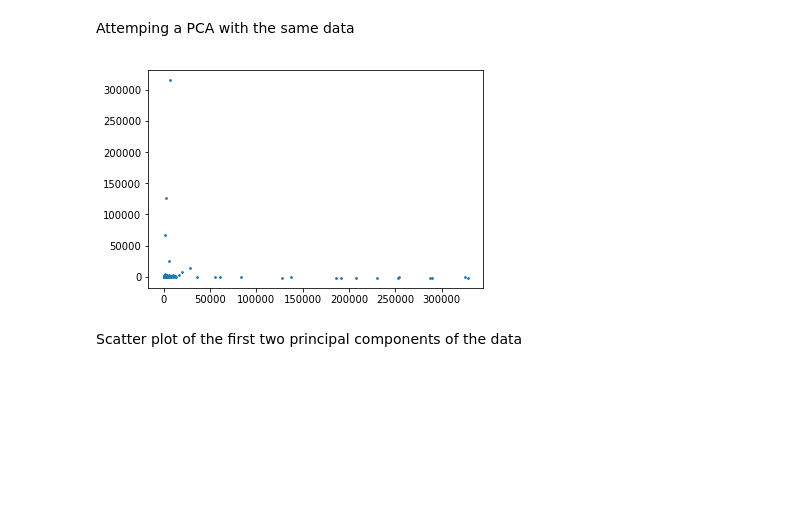
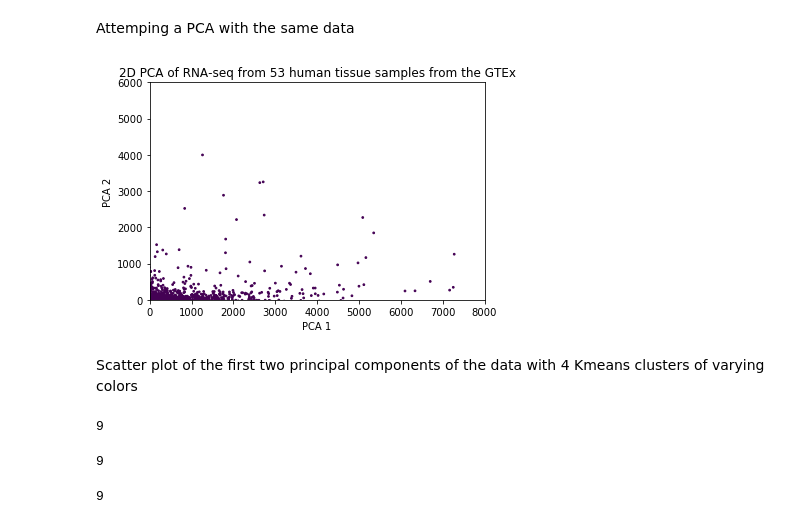
Before and after one commit to HFinegold/Genomics-Institute-Ind-Study-Wtr-18, a Jupyter notebook: indstudy.ipynb, the cells around one changed output. Saved outputs shown, nothing was run; the diff lists cells and outputs as text; code cells hidden in the pictures; blank space fills up the shorter version.

```diff
--- a/indstudy.ipynb
+++ b/indstudy.ipynb
@@ -81,8 +106,10 @@ np.max ([float(x) for x in data[0][2:] if x])
 Attemping a PCA with the same data
 # %%
 from sklearn.decomposition import PCA
+from sklearn.cluster import KMeans
 
 X = []
+
 for line in data[:,2:]:
     row = []
     for x in line:
@@ -91,14 +118,30 @@ for line in data[:,2:]:
         else:
             row.append(0.0)
     X.append(row)
+
 X = np.array(X)
+kmeans = KMeans(n_clusters=4, random_state=0).fit(X)
+L = kmeans.labels_
+centroids = kmeans.cluster_centers_
 
 pca = PCA(n_components=2)
 X_r = pca.fit(X).transform(X)
-# %%
-plt.scatter(X_r[:,0], X_r[:,1], 3)
-plt.show()
-# %% [output]
-[figure, removed]
+# %%
+fig.tight_layout()
+plt.scatter(X_r[:,0], X_r[:,1], 3, L)
+plt.axis((0, 8000, 0, 6000))
+plt.title("2D PCA of RNA-seq from 53 human tissue samples from the GTEx")
+plt.xlabel("PCA 1")
+plt.ylabel("PCA 2")
+plt.show()
+# %% [output]
+[figure, added]
 # %% [markdown]
-Scatter plot of the first two principal components of the data
+Scatter plot of the first two principal components of the data with 4 Kmeans clusters of varying colors
+# %%
+
+x=3
+y=x*x
+print(y)
+# %% [output]
+9
@@ -104,0 +153,8 @@ Scatter plot of the first two principal components of the data
+# %%
+y=square(3)
+# %% [output]
+9
+# %%
+z=square(3)
+# %% [output]
+9
```
Also changed, not shown: parts of 20 cells of this notebook, 1 other file.
